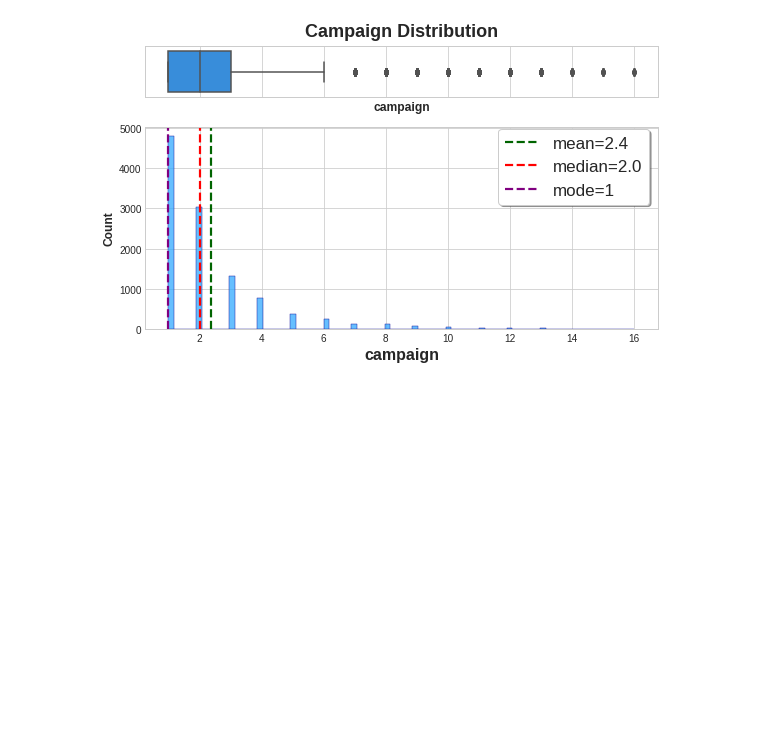
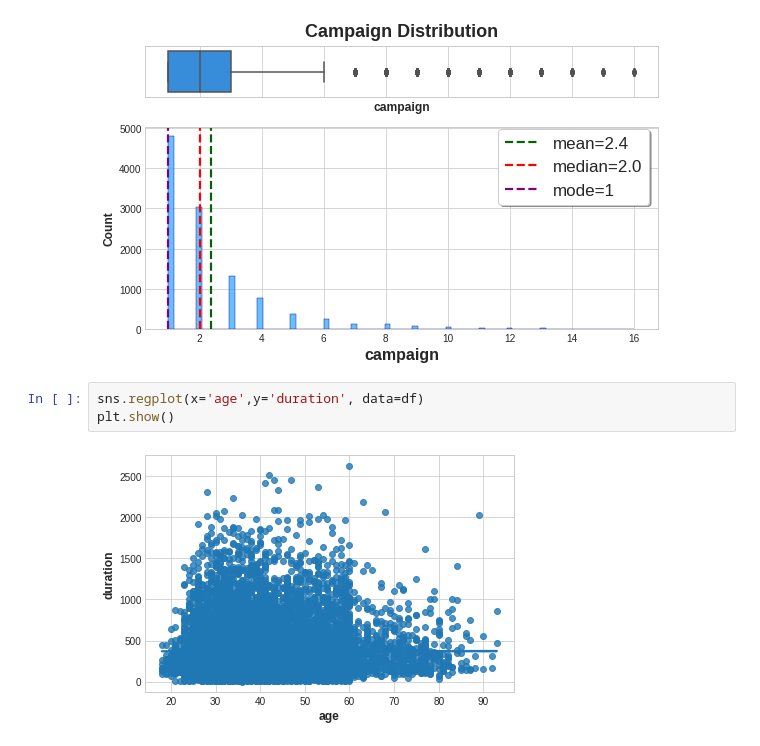
Before and after one commit to masete/Bank-Credit-Analysis, a Jupyter notebook: eda.ipynb, the cells around one changed output. Saved outputs shown, nothing was run; the diff lists cells and outputs as text; blank space fills up the shorter version.

Commit message:
regplot

```diff
--- a/eda.ipynb
+++ b/eda.ipynb
@@ -498,3 +498,8 @@ num_plot(df, 'balance', 'Balance Distribution', '$')
 num_plot(df, 'campaign', 'Campaign Distribution', '')
 # %% [output]
 [figure]
+# %%
+sns.regplot(x='age',y='duration', data=df)
+plt.show()
+# %% [output]
+[figure, added]
```
